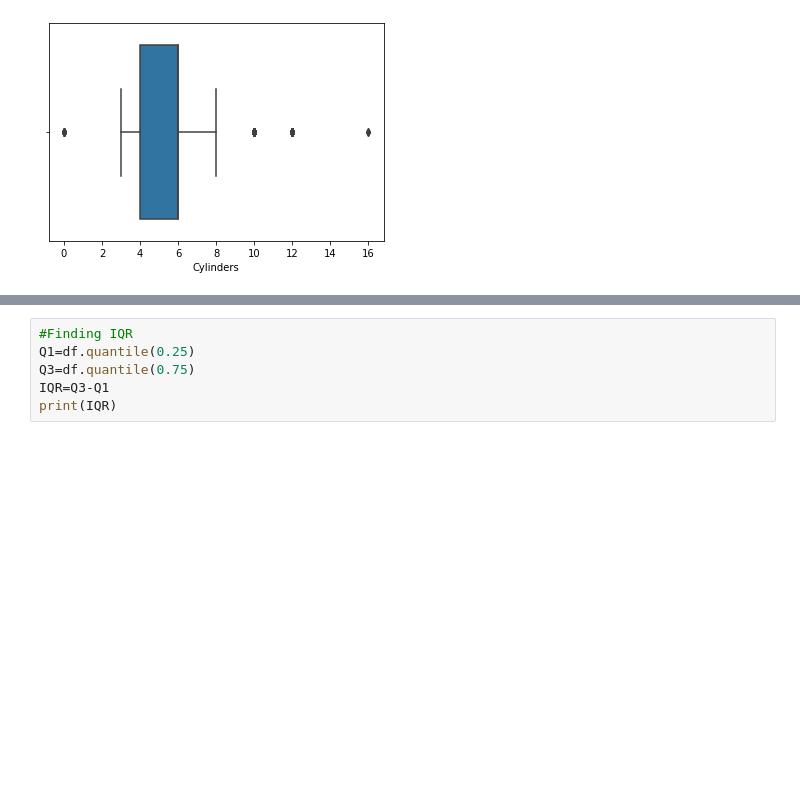
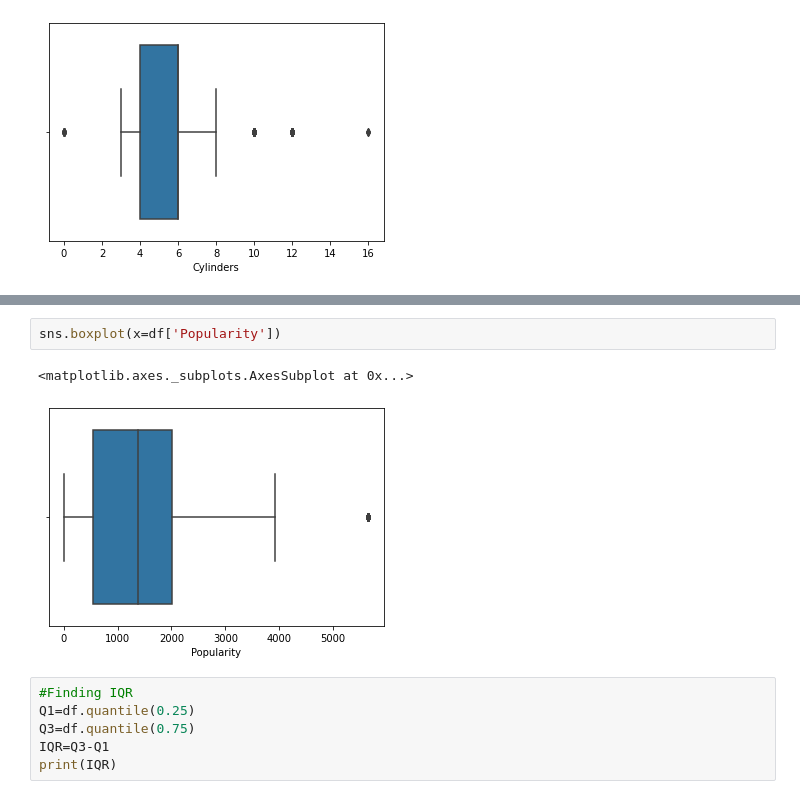
Before and after one commit to tanishka-27/internship_studio_project, a Jupyter notebook: internship_studio.ipynb, the cells around one changed output, grey strips where cells are left out. Cells and saved outputs as stored; diff of their text form; blank space fills up the shorter version.

```diff
--- a/internship_studio.ipynb
+++ b/internship_studio.ipynb
@@ -378,3 +396,8 @@ sns.boxplot(x=df['Cylinders'])
+# %%
+sns.boxplot(x=df['Popularity'])
+# %% [output]
+<matplotlib.axes._subplots.AxesSubplot at 0x...>
+[figure, added]
 # %%
 #Finding IQR
 Q1=df.quantile(0.25)
```
Also changed, not shown: parts of 30 cells of this notebook.
